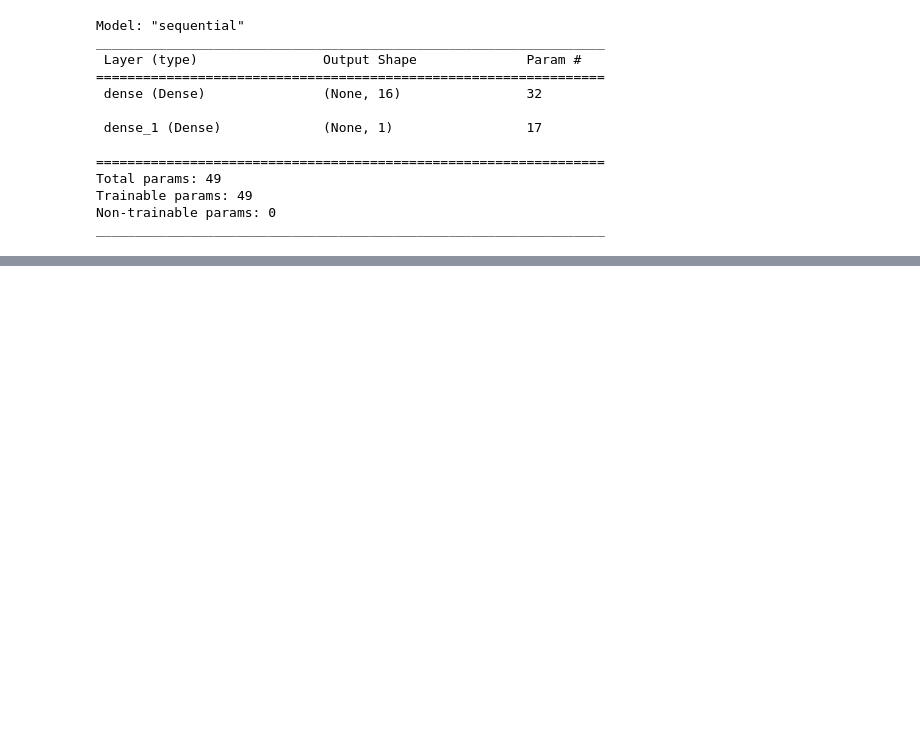
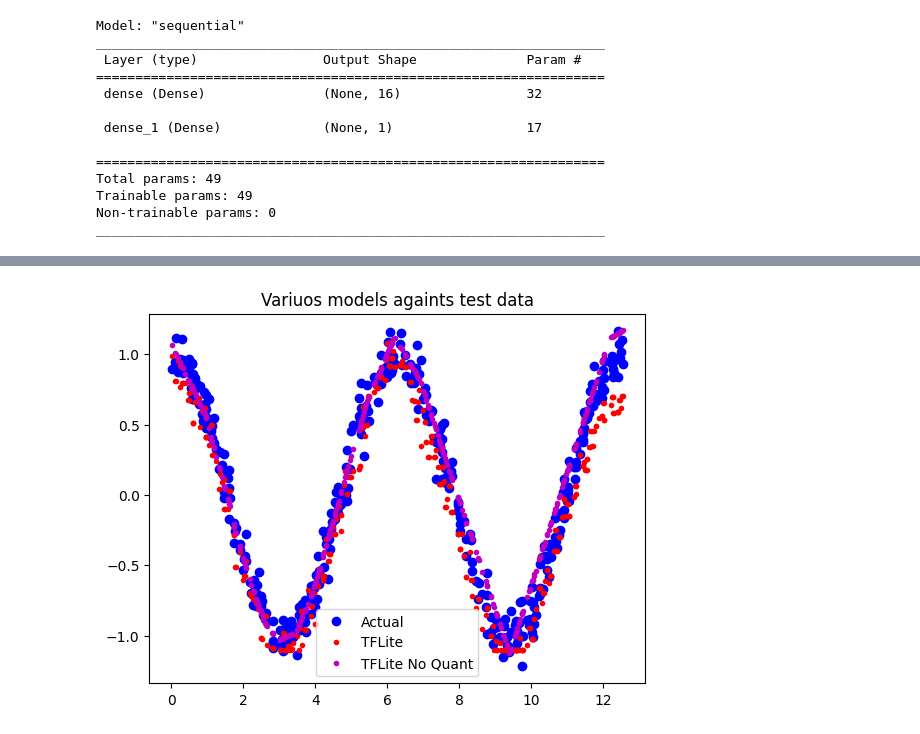
Before and after one commit to kumekay/tfmicro-playground, a Jupyter notebook: tflite_micro_flow.ipynb, the cells around one changed output, grey strips where cells are left out. Saved outputs shown, nothing was run; the diff lists cells and outputs as text; code cells hidden in the pictures; blank space fills up the shorter version.

```diff
--- a/tflite_micro_flow.ipynb
+++ b/tflite_micro_flow.ipynb
@@ -215,0 +245,4 @@ fully_quantize: 0, inference_type: 6, input_inference_type: INT8, output_inferen
+# %%
+y_test_pred_tflite = predict_tflite(tflite_model, x_test)
+y_test_pred_tflite_no_quant = predict_tflite(tflite_model_no_quant, x_test)
+y_test_pred_tf = model.predict(x_test)
@@ -215,0 +251,10 @@ fully_quantize: 0, inference_type: 6, input_inference_type: INT8, output_inferen
+# %%
+plt.title('Variuos models againts test data')
+plt.plot(x_test, y_test, 'bo', label='Actual')
+plt.plot(x_test, y_test_pred_tflite, 'r.', label='TFLite')
+plt.plot(x_test, y_test_pred_tflite_no_quant, 'm.', label='TFLite No Quant')
+# plt.plot(x_test, y_test_pred_tf, 'g.', label='TF')
+plt.legend()
+plt.show()
+# %% [output]
+[figure, added]
```
Also changed, not shown: parts of 14 cells of this notebook, 8 other files.
